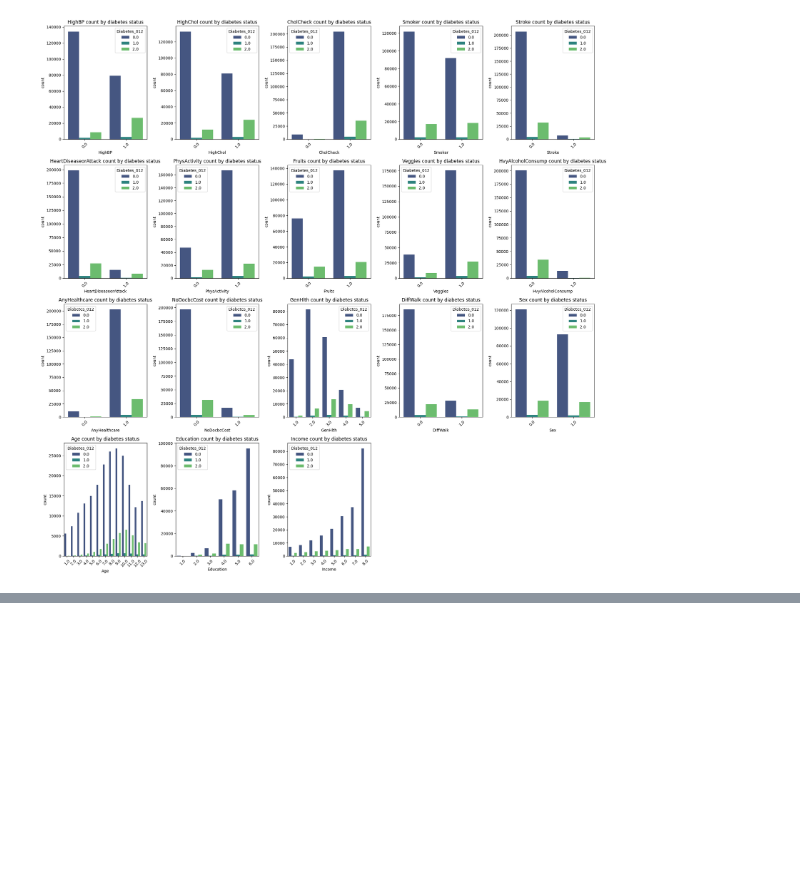
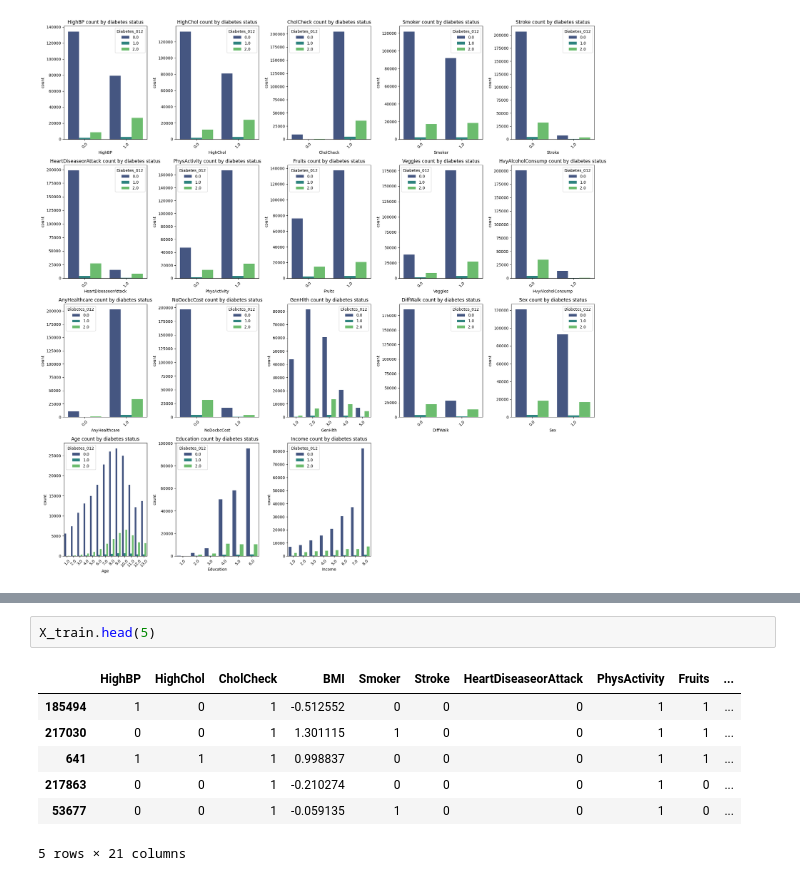
Before and after one commit to QHCeng/AML, a Jupyter notebook: main.ipynb, the cells around one changed output, grey strips where cells are left out. Cells and saved outputs as stored; diff of their text form; blank space fills up the shorter version.

```diff
--- a/main.ipynb
+++ b/main.ipynb
@@ -124,0 +175,10 @@ X_train,X_test,y_train,y_test= train_test_split(
+# %%
+X_train.head(5)
+# %% [output]
+|  | HighBP | HighChol | CholCheck | BMI | Smoker | Stroke | HeartDiseaseorAttack | PhysActivity | Fruits | ... |
+| 185494 | 1 | 0 | 1 | -0.512552 | 0 | 0 | 0 | 1 | 1 | ... |
+| 217030 | 0 | 0 | 1 | 1.301115 | 1 | 0 | 0 | 1 | 1 | ... |
+| 641 | 1 | 1 | 1 | 0.998837 | 0 | 0 | 0 | 1 | 1 | ... |
+| 217863 | 0 | 0 | 1 | -0.210274 | 0 | 0 | 0 | 1 | 0 | ... |
+| 53677 | 0 | 0 | 1 | -0.059135 | 1 | 0 | 0 | 1 | 0 | ... |
+5 rows × 21 columns
```
Also changed, not shown: parts of 11 cells of this notebook.
